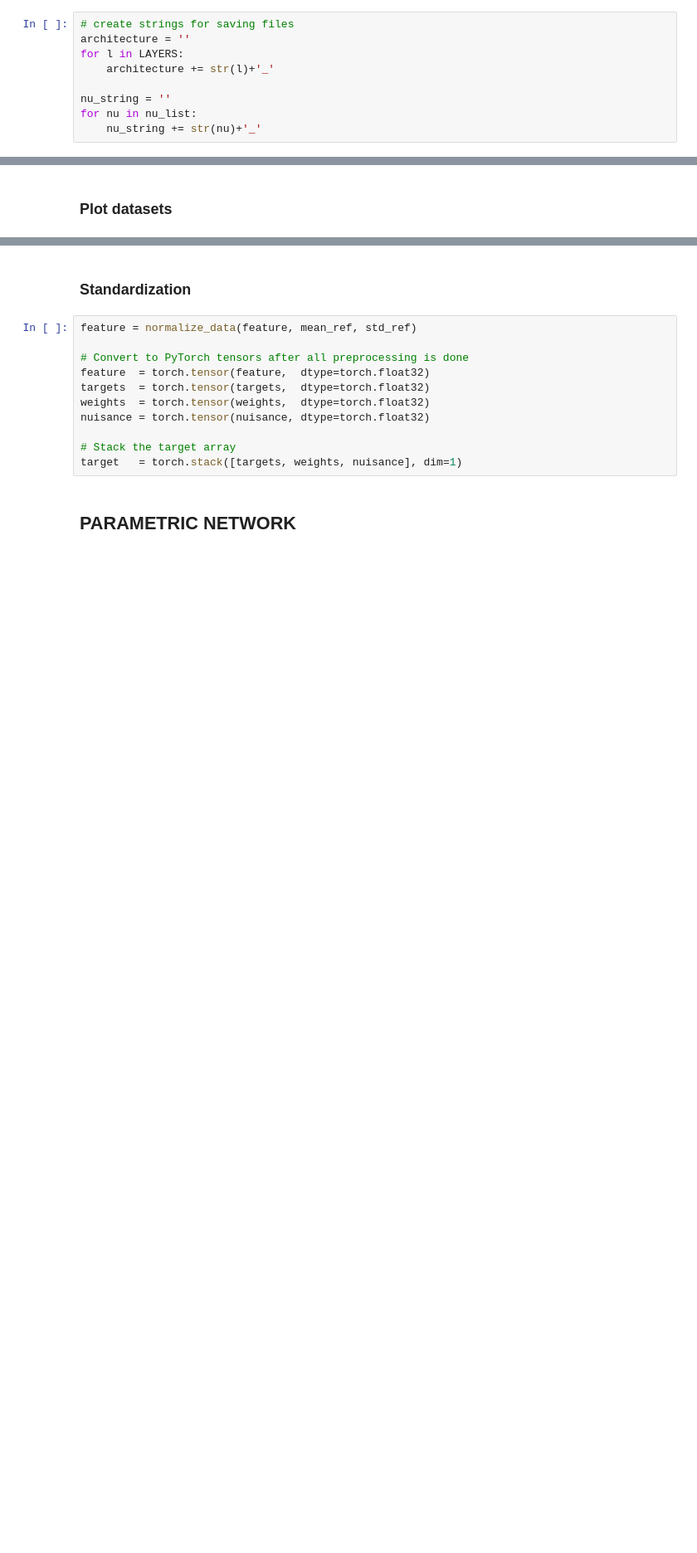
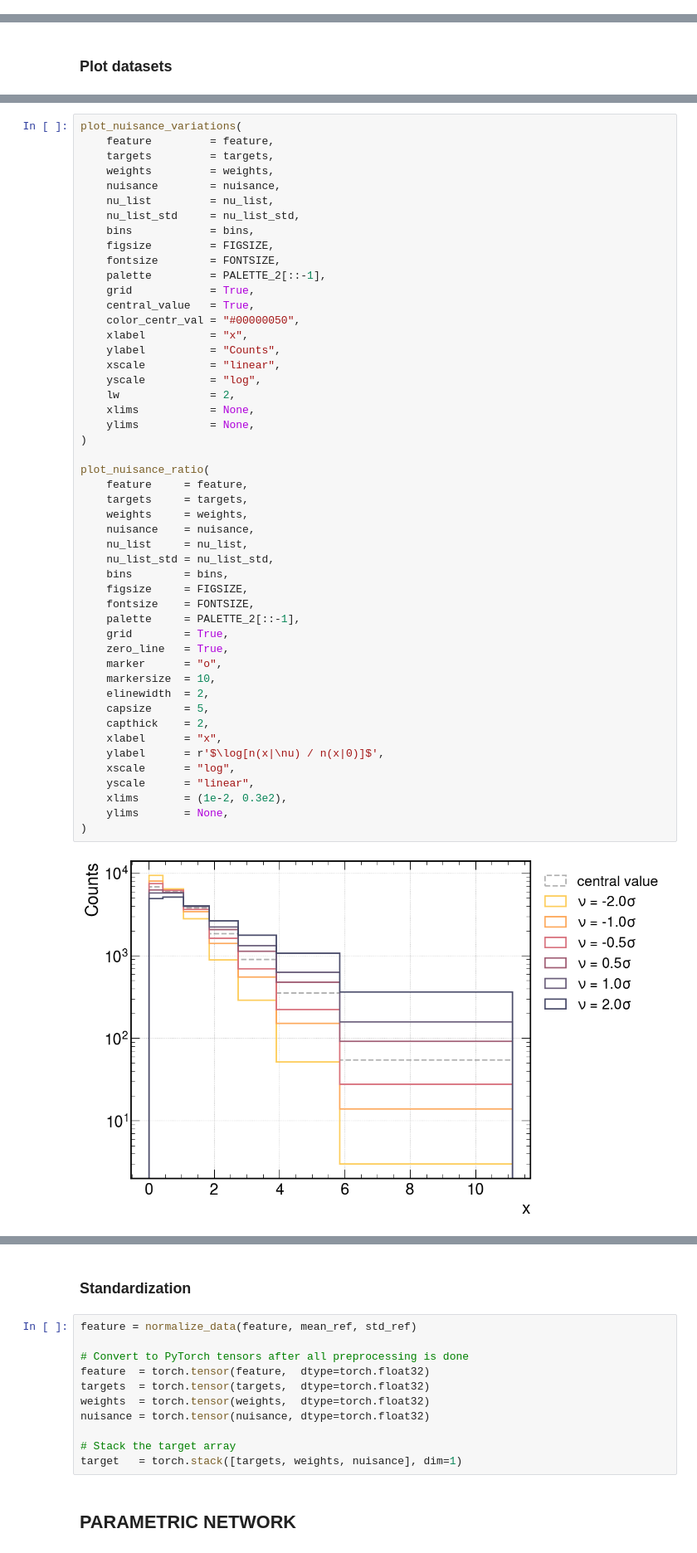
Before and after one commit to PietroCappelli/NPLM.torch, a Jupyter notebook: notebooks/systematics.ipynb, the cells around one changed output, grey strips where cells are left out. Shown at 83% size. Cells and saved outputs as stored; diff of their text form; blank space fills up the shorter version.

```diff
--- a/notebooks/systematics.ipynb
+++ b/notebooks/systematics.ipynb
@@ -121,11 +121,2 @@ nu_list_std = nu_list*1./nu_std
-# %%
-# create strings for saving files
-architecture = ''
-for l in LAYERS:
-    architecture += str(l)+'_'
-
-nu_string = ''
-for nu in nu_list:
-    nu_string += str(nu)+'_'
 # %% [markdown]
 ### Central value
@@ -304,0 +169,51 @@ for nu in nu_list:
+# %%
+plot_nuisance_variations(
+    feature         = feature,
+    targets         = targets,
+    weights         = weights,
+    nuisance        = nuisance,
+    nu_list         = nu_list,
+    nu_list_std     = nu_list_std,
+    bins            = bins,
+    figsize         = FIGSIZE,
+    fontsize        = FONTSIZE,
+    palette         = PALETTE_2[::-1],
+    grid            = True,
+    central_value   = True,
+    color_centr_val = "#00000050",
+    xlabel          = "x",
+    ylabel          = "Counts",
+    xscale          = "linear",
+    yscale          = "log",
+    lw              = 2,
+    xlims           = None,
+    ylims           = None,
+)
+
+plot_nuisance_ratio(
+    feature     = feature,
+    targets     = targets,
+    weights     = weights,
+    nuisance    = nuisance,
+    nu_list     = nu_list,
+    nu_list_std = nu_list_std,
+    bins        = bins,
+    figsize     = FIGSIZE,
+    fontsize    = FONTSIZE,
+    palette     = PALETTE_2[::-1],
+    grid        = True,
+    zero_line   = True,
+    marker      = "o",
+    markersize  = 10,
+    elinewidth  = 2,
+    capsize     = 5,
+    capthick    = 2,
+    xlabel      = "x",
+    ylabel      = r'$\log[n(x|\nu) / n(x|0)]$',
+    xscale      = "log",
+    yscale      = "linear",
+    xlims       = (1e-2, 0.3e2),
+    ylims       = None,
+)
+# %% [output]
+[figure, added]
```
Also changed, not shown: parts of 12 cells of this notebook.
